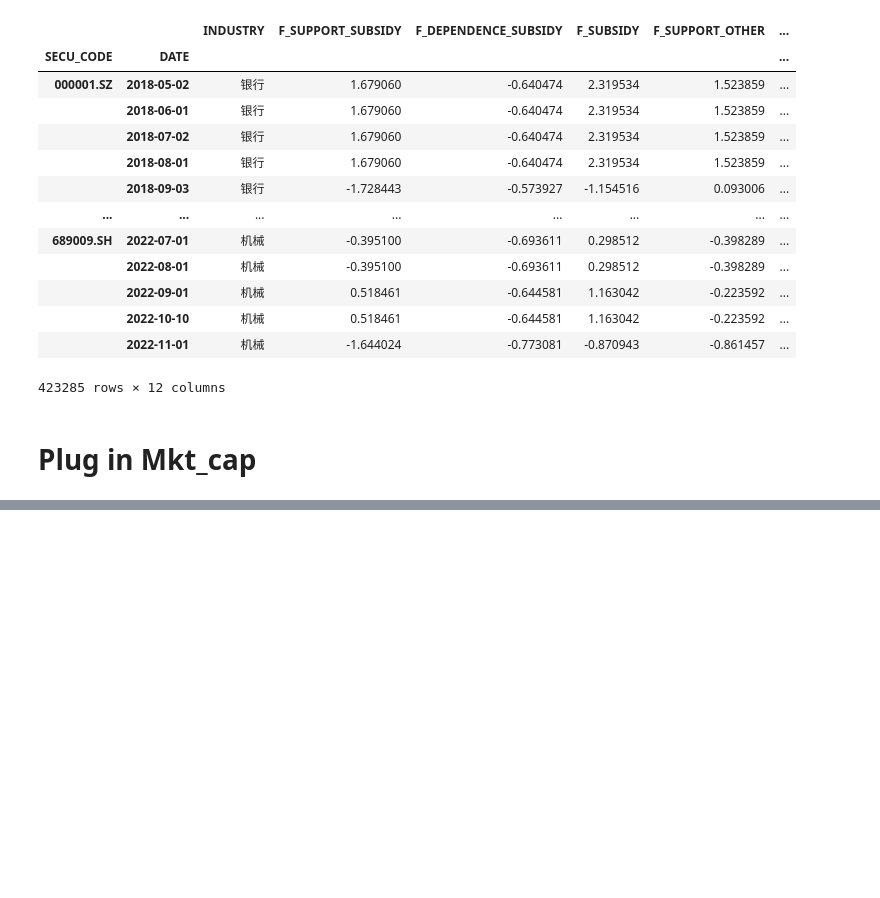
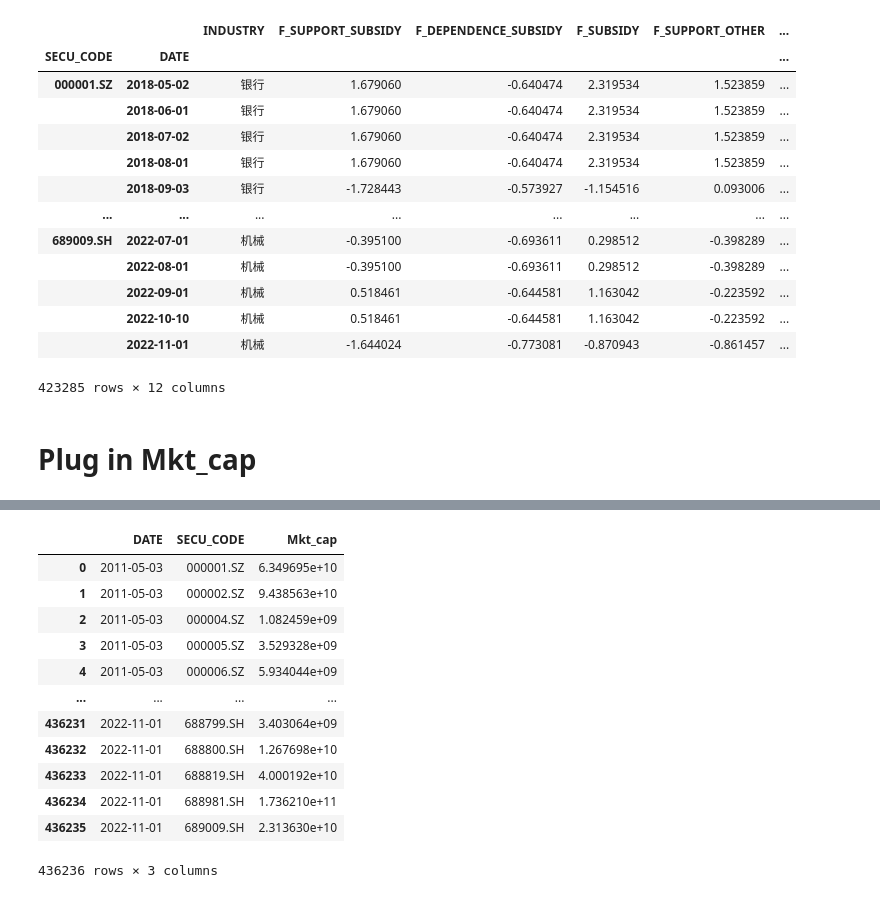
Before and after one commit to jasongangquanzhang/Government_Subsidy_Factor, a Jupyter notebook: govt_factors_analysis.ipynb, the cells around one changed output, grey strips where cells are left out. Saved outputs shown, nothing was run; the diff lists cells and outputs as text; code cells hidden in the pictures; blank space fills up the shorter version.

```diff
--- a/govt_factors_analysis.ipynb
+++ b/govt_factors_analysis.ipynb
@@ -554,0 +553,8 @@ s
+# %%
+df_cap = (
+    df_cap.replace(to_replace=0, value=np.nan)
+    .rename(columns={"Unnamed: 0": "DATE"})
+    .set_index("DATE")
+)
+df_cap = df_cap.stack()
+df_cap
@@ -554,0 +575,18 @@ s
+# %%
+df = df_cap.reset_index()
+df_cap = df.rename(columns={"level_1":"SECU_CODE",0:"Mkt_cap"})
+df_cap
+# %% [output]
+|  | DATE | SECU_CODE | Mkt_cap |
+| 0 | 2011-05-03 | 000001.SZ | 6.349695e+10 |
+| 1 | 2011-05-03 | 000002.SZ | 9.438563e+10 |
+| 2 | 2011-05-03 | 000004.SZ | 1.082459e+09 |
+| 3 | 2011-05-03 | 000005.SZ | 3.529328e+09 |
+| 4 | 2011-05-03 | 000006.SZ | 5.934044e+09 |
+| ... | ... | ... | ... |
+| 436231 | 2022-11-01 | 688799.SH | 3.403064e+09 |
+| 436232 | 2022-11-01 | 688800.SH | 1.267698e+10 |
+| 436233 | 2022-11-01 | 688819.SH | 4.000192e+10 |
+| 436234 | 2022-11-01 | 688981.SH | 1.736210e+11 |
+| 436235 | 2022-11-01 | 689009.SH | 2.313630e+10 |
+436236 rows × 3 columns
```
Also changed, not shown: parts of 10 cells of this notebook, 1 other file.
